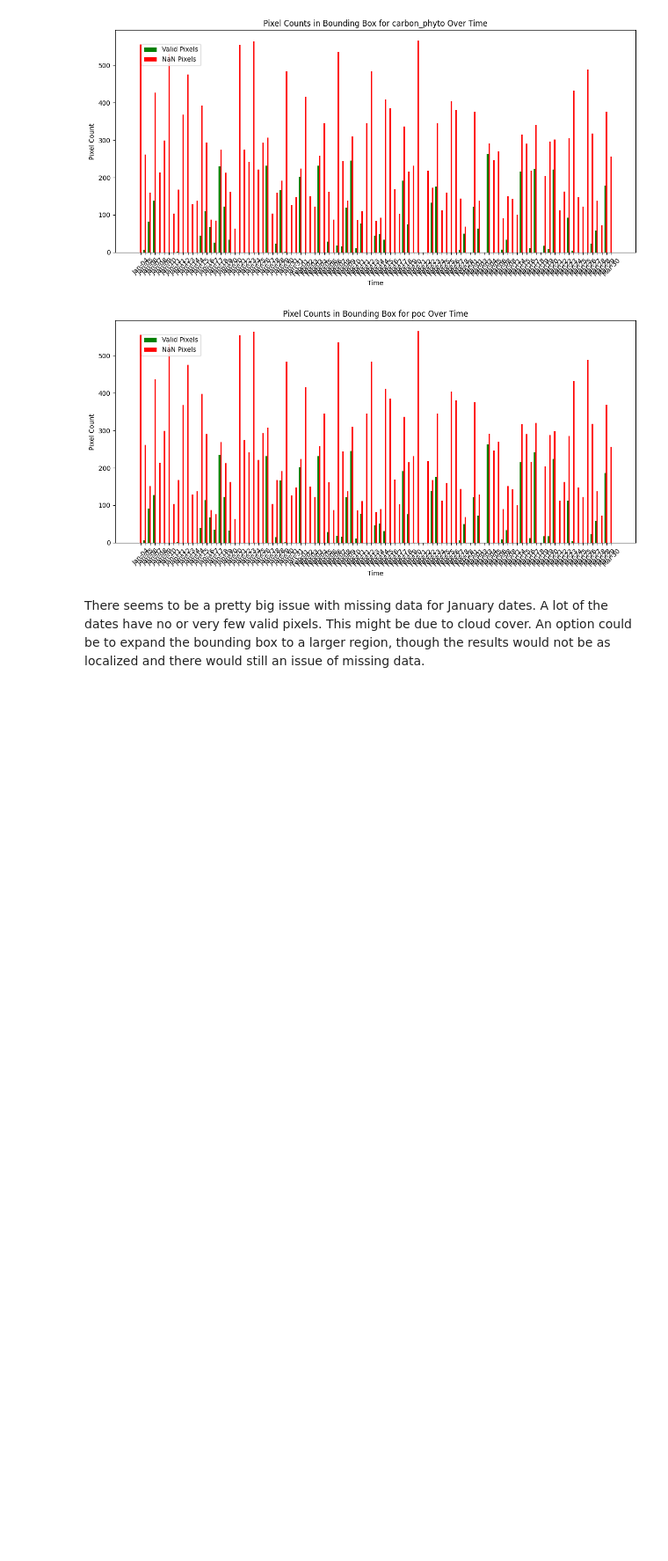
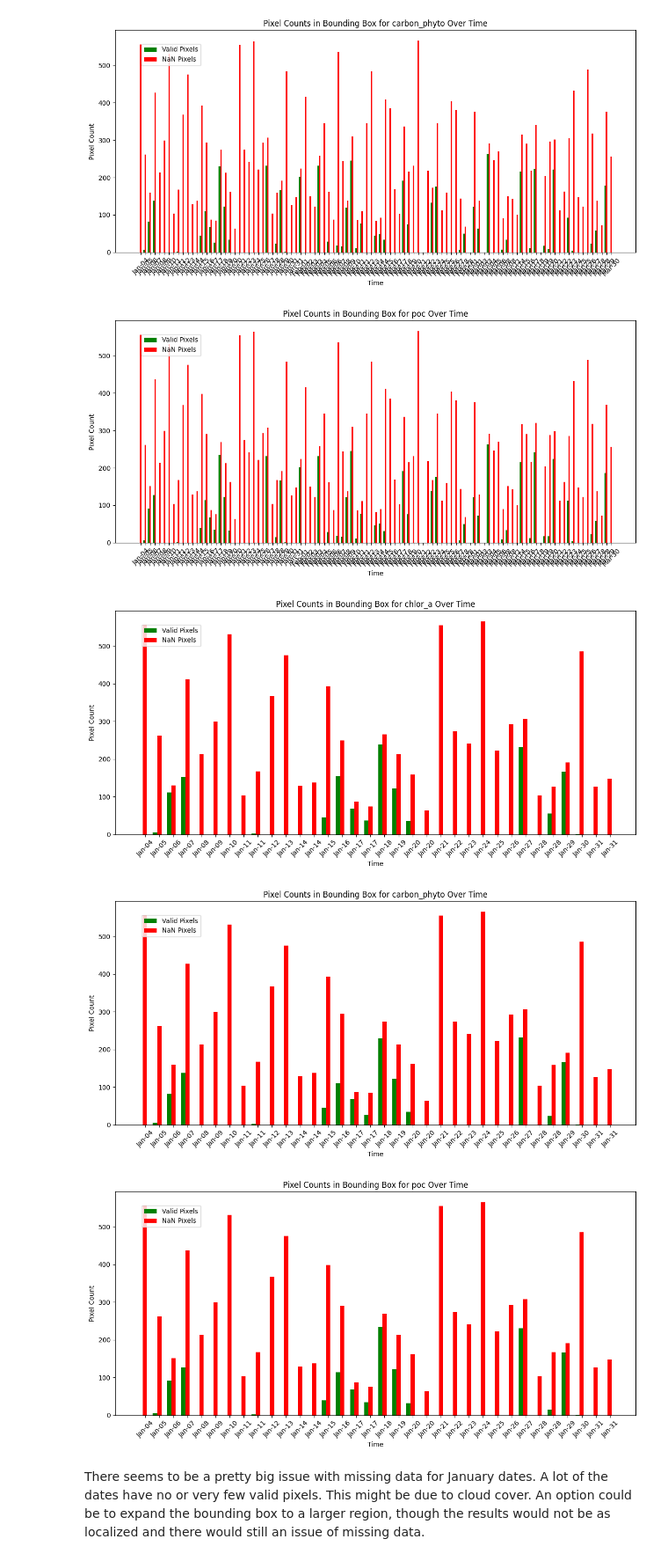
Before and after one commit to katelyn-wang/pace-wildfires, a Jupyter notebook: notebooks/la_fires_analysis.ipynb, the cells around one changed output. Shown at 88% size. Cells and saved outputs as stored; diff of their text form; code cells hidden in the pictures; blank space fills up the shorter version.

```diff
--- a/notebooks/la_fires_analysis.ipynb
+++ b/notebooks/la_fires_analysis.ipynb
@@ -355,6 +355,12 @@ plot_pixel_counts(bgc_summaries, end_date="2025-04-01")
 [figure]
 [figure]
 [figure]
+# %%
+plot_pixel_counts(bgc_summaries, end_date="2025-02-01")
+# %% [output]
+[figure, added]
+[figure, added]
+[figure, added]
 # %% [markdown]
 There seems to be a pretty big issue with missing data for January dates. A lot of the dates have no or very few valid pixels. This might be due to cloud cover. An option could be to expand the bounding box to a larger region, though the results would not be as localized and there would still an issue of missing data.
 # %%
```
Also changed, not shown: parts of 12 cells of this notebook.
